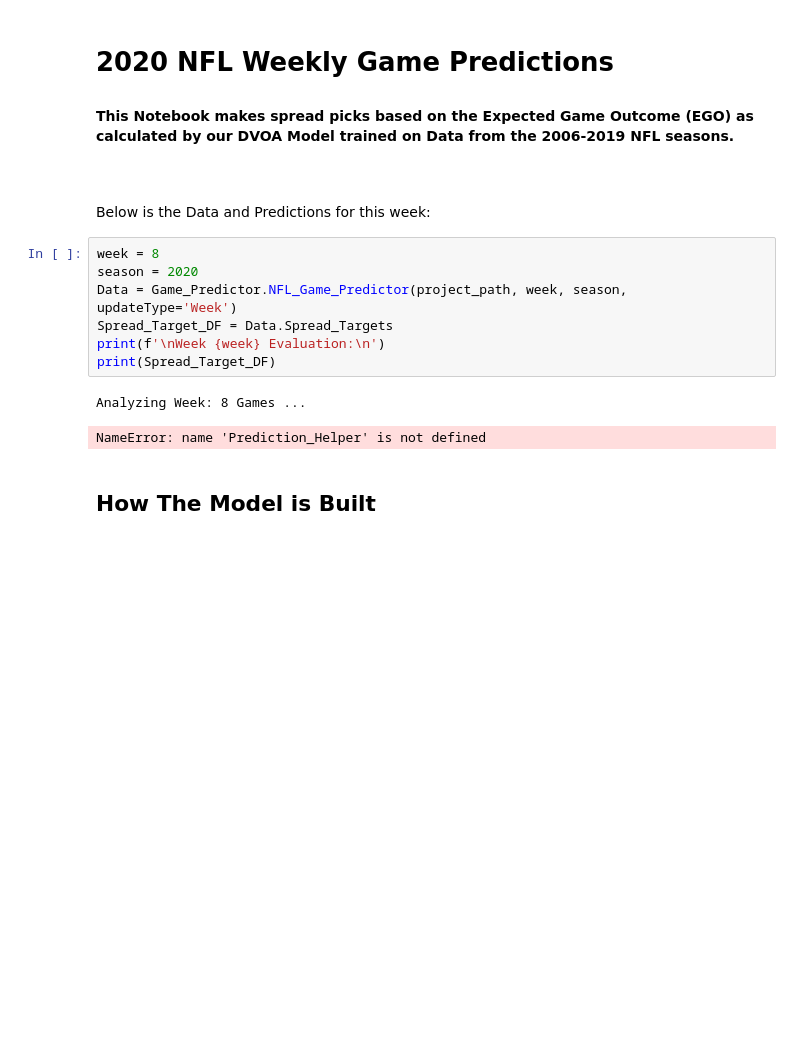
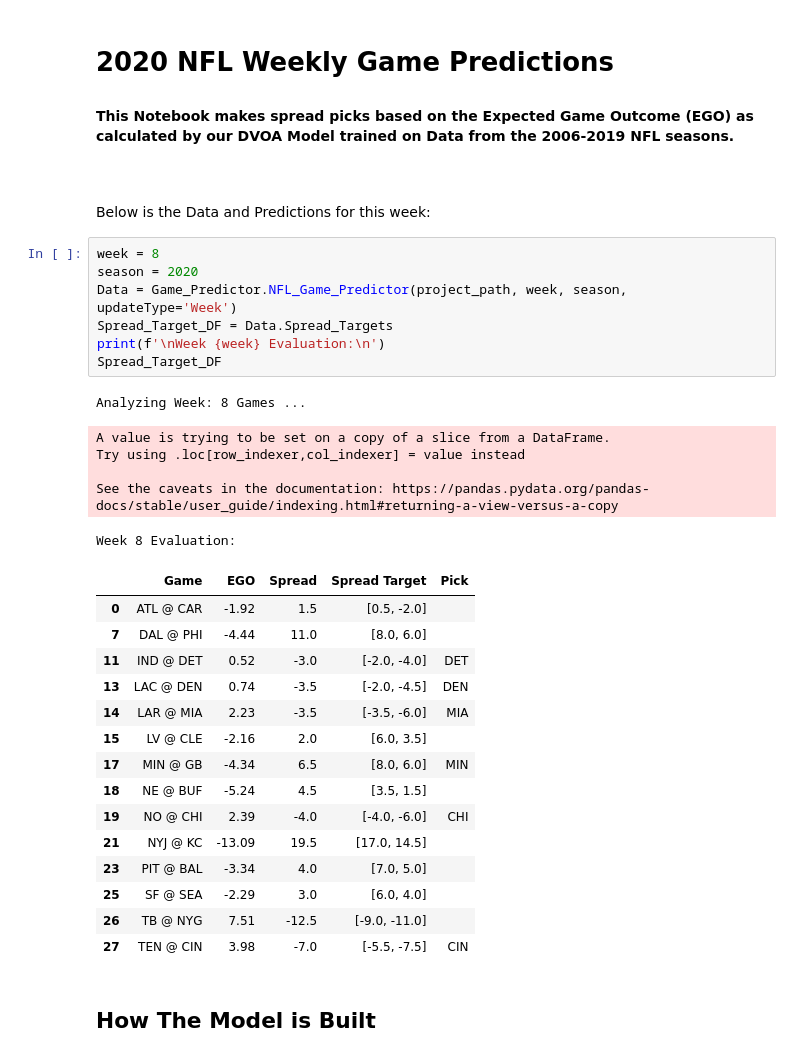
Before and after one commit to BrianGoodman95/NFL-Game-Predictor-V1, a Jupyter notebook: Notebooks/Weekly Predictor.ipynb, the cells around one changed output. Drawn from its saved outputs; the diff is of its cells as text; blank space fills up the shorter version.

```diff
--- a/Notebooks/Weekly Predictor.ipynb
+++ b/Notebooks/Weekly Predictor.ipynb
@@ -24,13 +24,32 @@ Below is the Data and Predictions for this week:
 # %%
 week = 8
 season = 2020
 Data = Game_Predictor.NFL_Game_Predictor(project_path, week, season, updateType='Week')
 Spread_Target_DF = Data.Spread_Targets
 print(f'\nWeek {week} Evaluation:\n')
-print(Spread_Target_DF)
+Spread_Target_DF
 # %% [output]
 Analyzing Week: 8 Games ...
-NameError: name 'Prediction_Helper' is not defined
+A value is trying to be set on a copy of a slice from a DataFrame.
+Try using .loc[row_indexer,col_indexer] = value instead
+
+See the caveats in the documentation: https://pandas.pydata.org/pandas-docs/stable/user_guide/indexing.html#returning-a-view-versus-a-copy
+Week 8 Evaluation:
+|  | Game | EGO | Spread | Spread Target | Pick |
+| 0 | ATL @ CAR | -1.92 | 1.5 | [0.5, -2.0] |  |
+| 7 | DAL @ PHI | -4.44 | 11.0 | [8.0, 6.0] |  |
+| 11 | IND @ DET | 0.52 | -3.0 | [-2.0, -4.0] | DET |
+| 13 | LAC @ DEN | 0.74 | -3.5 | [-2.0, -4.5] | DEN |
+| 14 | LAR @ MIA | 2.23 | -3.5 | [-3.5, -6.0] | MIA |
+| 15 | LV @ CLE | -2.16 | 2.0 | [6.0, 3.5] |  |
+| 17 | MIN @ GB | -4.34 | 6.5 | [8.0, 6.0] | MIN |
+| 18 | NE @ BUF | -5.24 | 4.5 | [3.5, 1.5] |  |
+| 19 | NO @ CHI | 2.39 | -4.0 | [-4.0, -6.0] | CHI |
+| 21 | NYJ @ KC | -13.09 | 19.5 | [17.0, 14.5] |  |
+| 23 | PIT @ BAL | -3.34 | 4.0 | [7.0, 5.0] |  |
+| 25 | SF @ SEA | -2.29 | 3.0 | [6.0, 4.0] |  |
+| 26 | TB @ NYG | 7.51 | -12.5 | [-9.0, -11.0] |  |
+| 27 | TEN @ CIN | 3.98 | -7.0 | [-5.5, -7.5] | CIN |
 # %% [markdown]
 ## How The Model is Built
 # %% [markdown]
```
Also changed, not shown: parts of 2 cells of this notebook, 2 other files.
